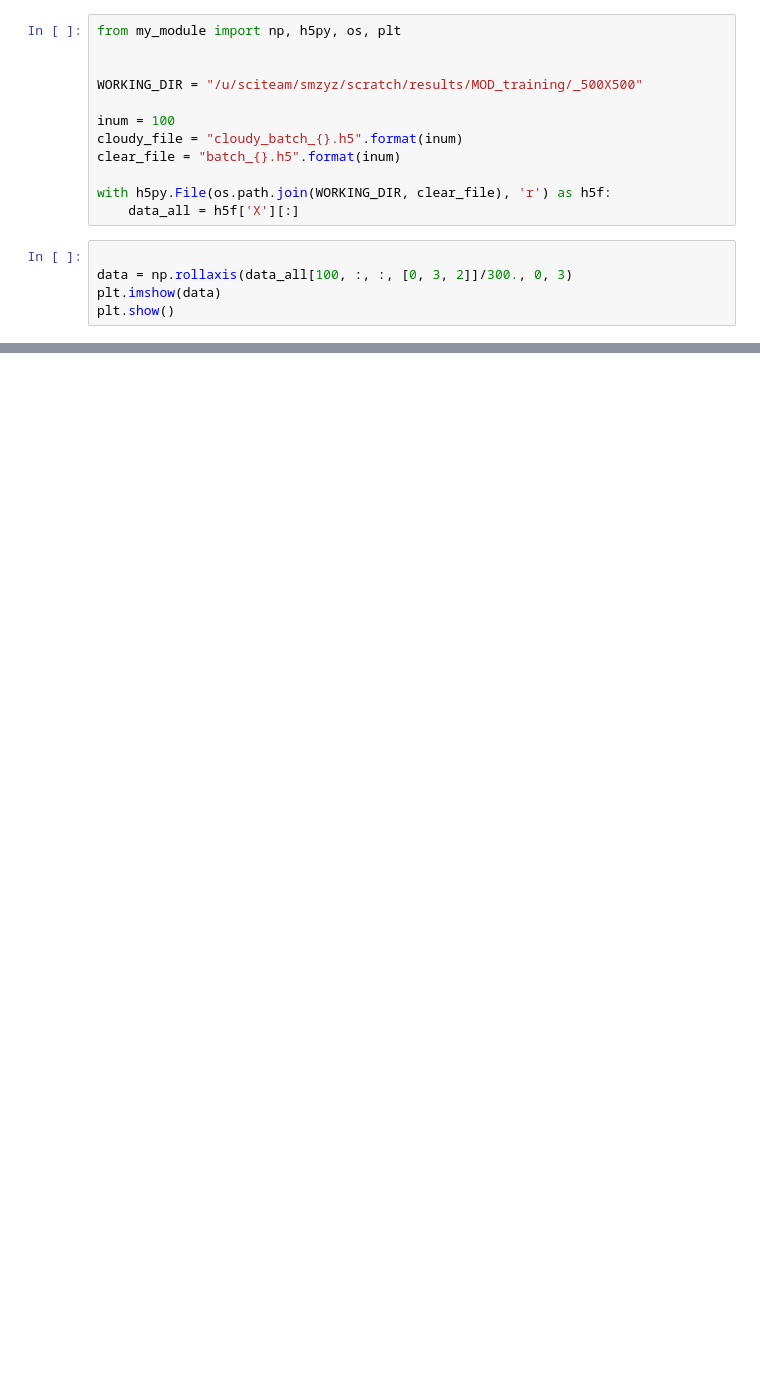
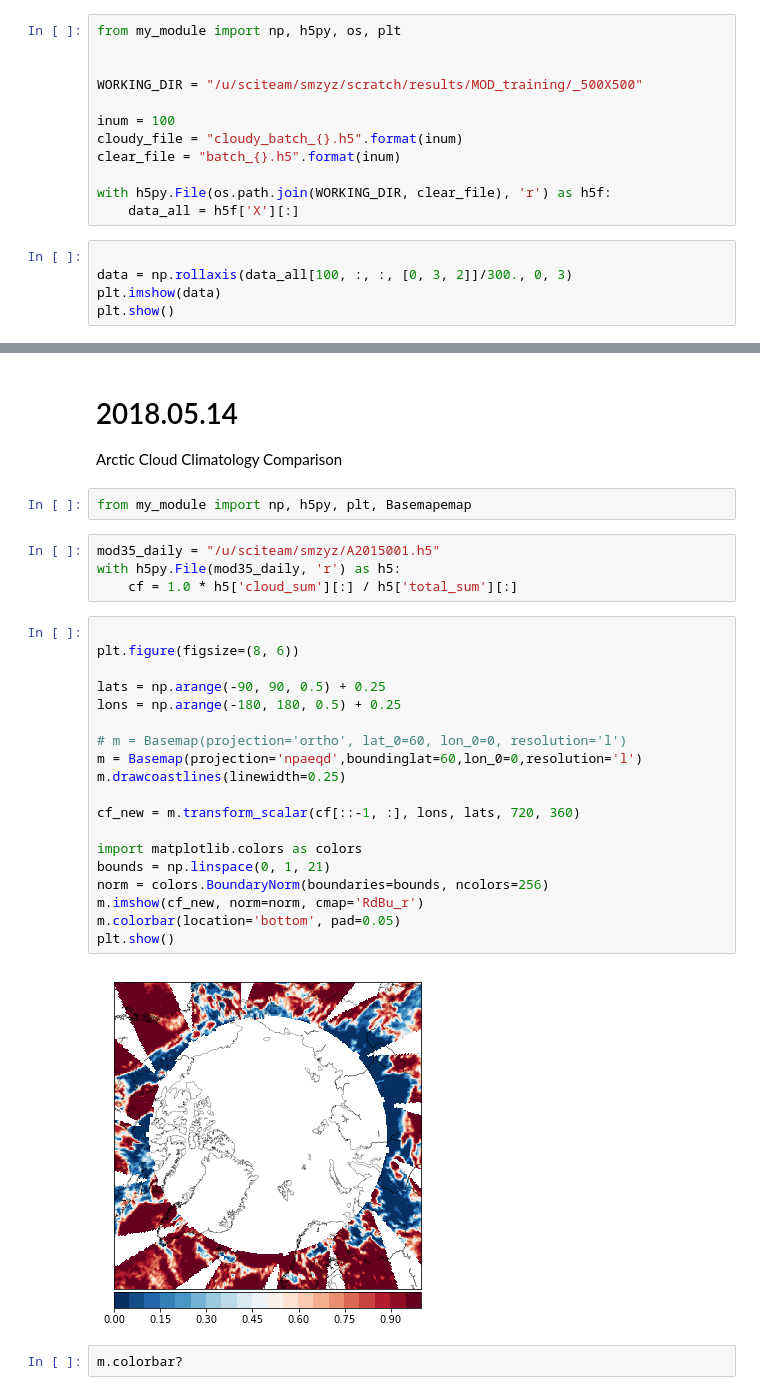
Before and after one commit to cloudy365/ML_CM, a Jupyter notebook: scratch.ipynb, the cells around one changed output, grey strips where cells are left out. Saved outputs shown, nothing was run; the diff lists cells and outputs as text; blank space fills up the shorter version.

```diff
--- a/scratch.ipynb
+++ b/scratch.ipynb
@@ -132,0 +54,33 @@ flag_cloud_mask.shape
+# %% [markdown]
+# 2018.05.14
+
+Arctic Cloud Climatology Comparison
+# %%
+from my_module import np, h5py, plt, Basemapemap
+# %%
+mod35_daily = "/u/sciteam/smzyz/A2015001.h5"
+with h5py.File(mod35_daily, 'r') as h5:
+    cf = 1.0 * h5['cloud_sum'][:] / h5['total_sum'][:]
+# %%
+
+plt.figure(figsize=(8, 6))
+
+lats = np.arange(-90, 90, 0.5) + 0.25
+lons = np.arange(-180, 180, 0.5) + 0.25
+
+# m = Basemap(projection='ortho', lat_0=60, lon_0=0, resolution='l')
+m = Basemap(projection='npaeqd',boundinglat=60,lon_0=0,resolution='l')
+m.drawcoastlines(linewidth=0.25)
+
+cf_new = m.transform_scalar(cf[::-1, :], lons, lats, 720, 360)
+
+import matplotlib.colors as colors
+bounds = np.linspace(0, 1, 21)
+norm = colors.BoundaryNorm(boundaries=bounds, ncolors=256)
+m.imshow(cf_new, norm=norm, cmap='RdBu_r')
+m.colorbar(location='bottom', pad=0.05)
+plt.show()
+# %% [output]
+[figure, added]
+# %%
+m.colorbar?
```
Also changed, not shown: parts of 7 cells of this notebook, 4 other files.
